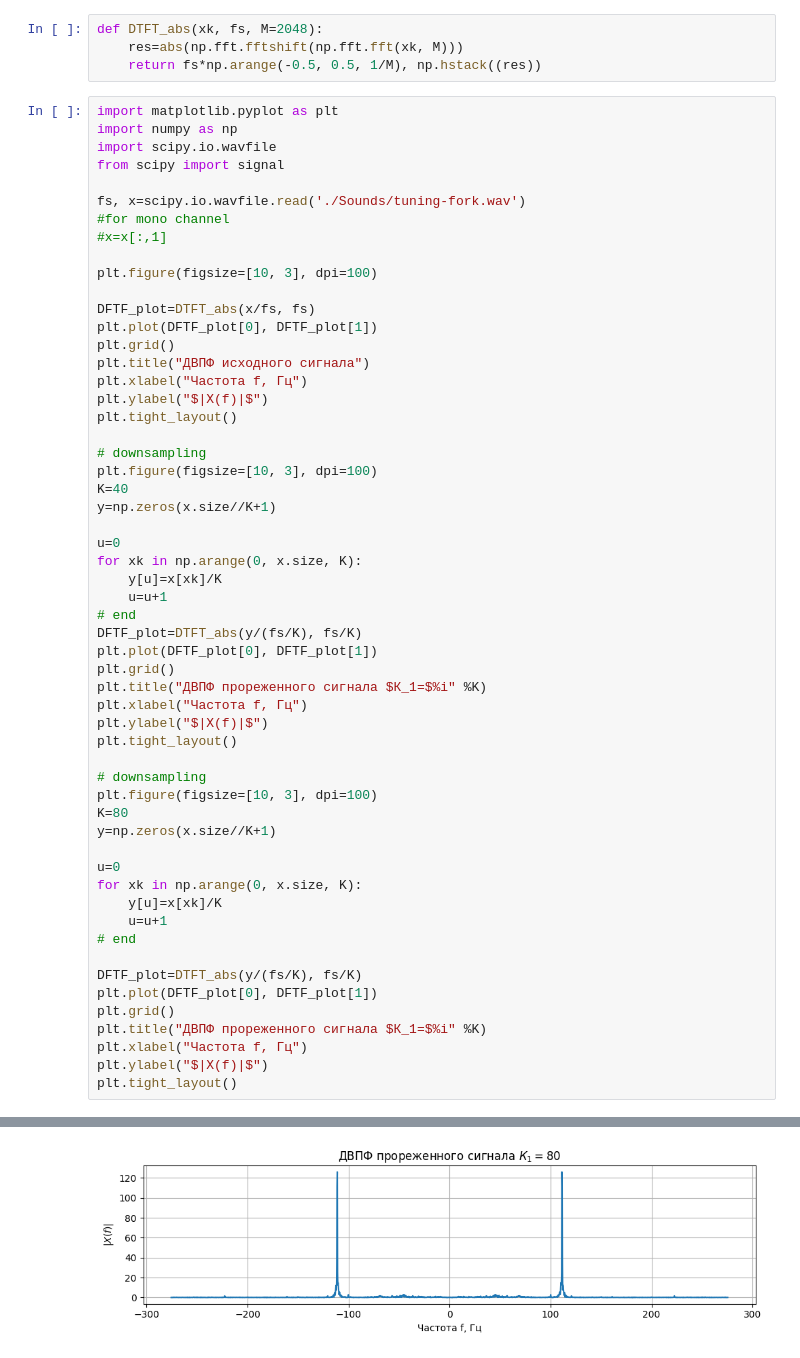
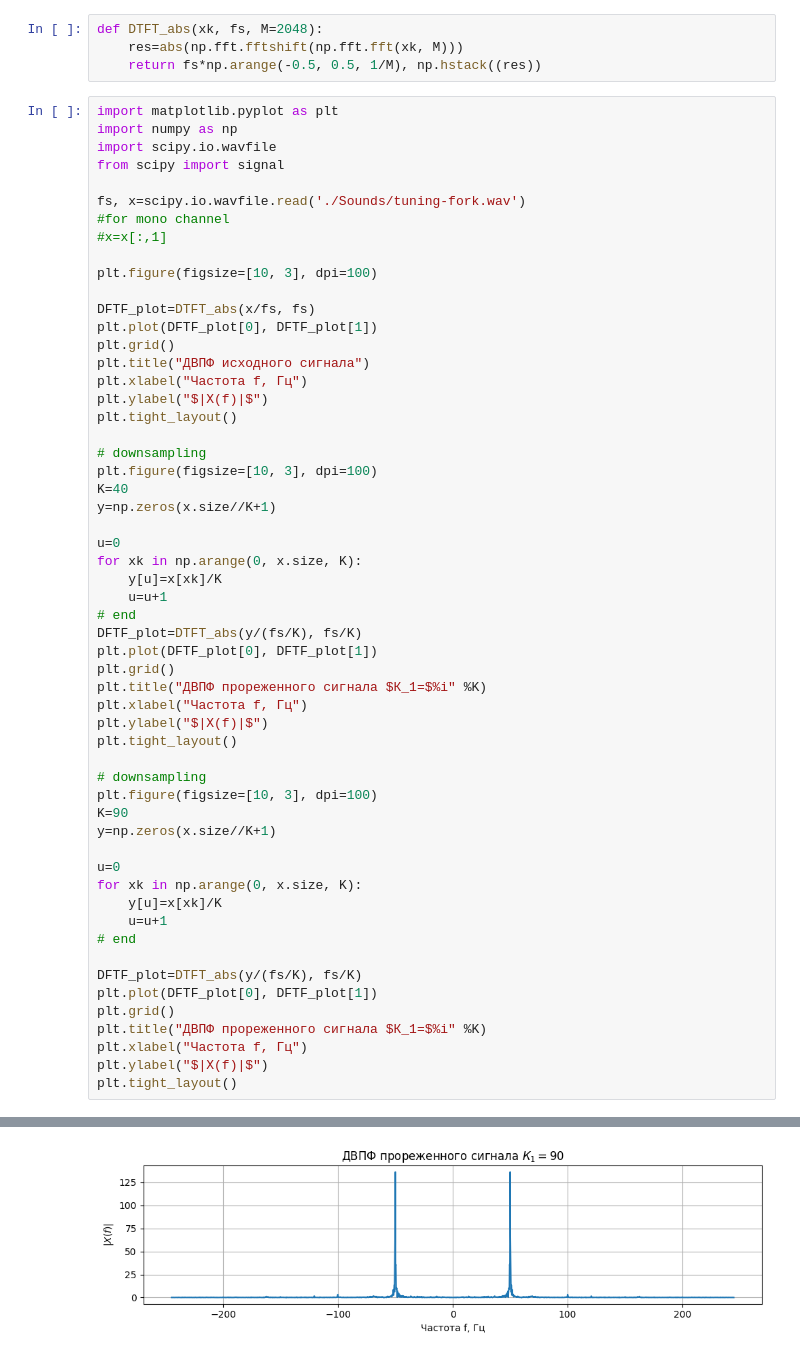
Before and after one commit to Zararest/Labs, a Jupyter notebook: RT_1/from email/Lab1_task.ipynb, the cells around one changed output, grey strips where cells are left out. Drawn from its saved outputs; the diff is of its cells as text.

```diff
--- a/RT_1/from email/Lab1_task.ipynb
+++ b/RT_1/from email/Lab1_task.ipynb
@@ -774,32 +791,32 @@ for xk in np.arange(0, x.size, K):
     u=u+1
 # end
 DFTF_plot=DTFT_abs(y/(fs/K), fs/K)
 plt.plot(DFTF_plot[0], DFTF_plot[1])
 plt.grid()
 plt.title("ДВПФ прореженного сигнала $К_1=$%i" %K)
 plt.xlabel("Частота f, Гц")
 plt.ylabel("$|X(f)|$")
 plt.tight_layout()
 
 # downsampling
 plt.figure(figsize=[10, 3], dpi=100)
-K=80
+K=90
 y=np.zeros(x.size//K+1)
 
 u=0
 for xk in np.arange(0, x.size, K):
     y[u]=x[xk]/K
     u=u+1
 # end
 
 DFTF_plot=DTFT_abs(y/(fs/K), fs/K)
 plt.plot(DFTF_plot[0], DFTF_plot[1])
 plt.grid()
 plt.title("ДВПФ прореженного сигнала $К_1=$%i" %K)
 plt.xlabel("Частота f, Гц")
 plt.ylabel("$|X(f)|$")
 plt.tight_layout()
 # %% [output]
 [figure]
 [figure]
-[figure, old version]
+[figure, new version]
```
Also changed, not shown: parts of 3 cells of this notebook, 12 other files.
